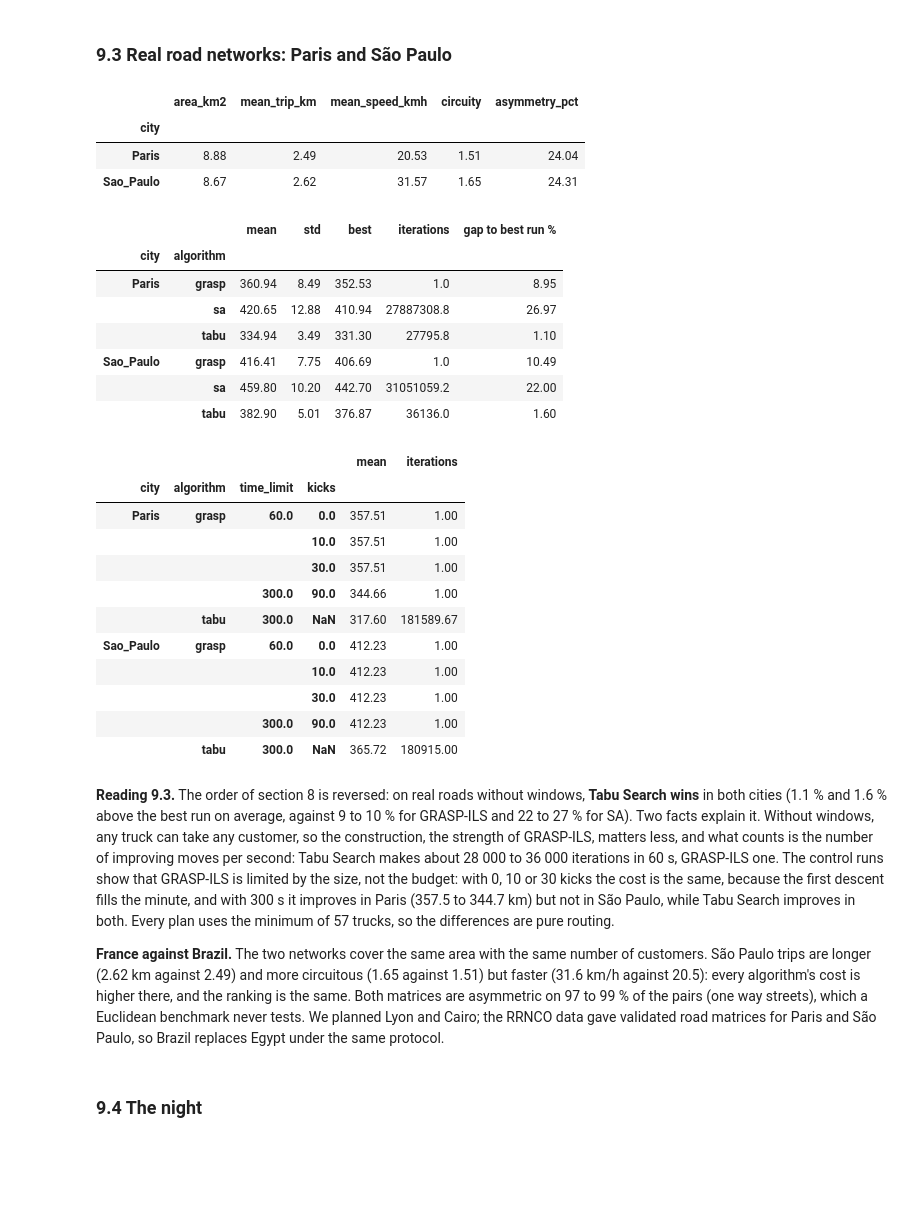
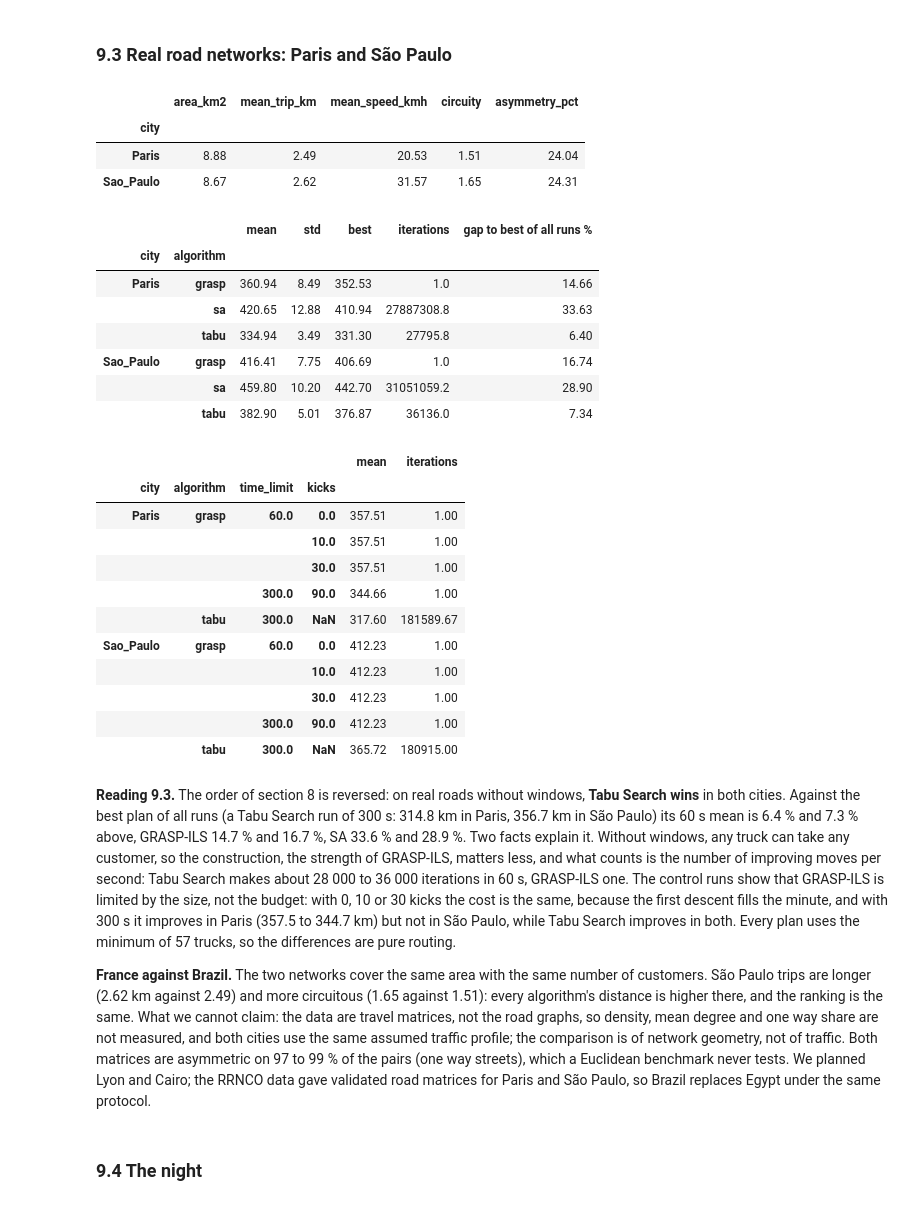
Before and after one commit to zzaved/cesi-cvrp-metaheuristics, a Jupyter notebook: notebooks/02_final_deliverable.ipynb, the cells around one changed output. Drawn from its saved outputs; the diff is of its cells as text; code cells hidden in the pictures; blank space fills up the shorter version.

Commit message:
docs(notebook): review corrections (night is the traffic factor, gaps to the best of all runs, sweep, retuning, budget overrun)

```diff
--- a/notebooks/02_final_deliverable.ipynb
+++ b/notebooks/02_final_deliverable.ipynb
@@ -845,29 +876,31 @@ statistics.
 # %%
 metrics = pd.read_csv(RES / "city_metrics.csv").set_index("city")
 display(metrics[["area_km2", "mean_trip_km", "mean_speed_kmh", "circuity", "asymmetry_pct"]].round(2))
 city = pd.read_csv(RES / "city_benchmark.csv")
 assert (city.feasible & city.cost_matches).all()
 dist = city[city.objective == "distance"]
 tab = dist.groupby(["city", "algorithm"]).agg(mean=("cost", "mean"), std=("cost", "std"),
                                             best=("cost", "min"), iterations=("iterations", "mean"))
-tab["gap to best run %"] = 100 * (tab["mean"] / tab.groupby("city")["best"].transform("min") - 1)
+control = pd.read_csv(RES / "city_control.csv")
+best_all = pd.concat([dist, control]).groupby("city").cost.min()  # 60 s and 300 s runs
+tab["gap to best of all runs %"] = 100 * (tab["mean"] / best_all.reindex(
+    tab.index.get_level_values("city")).to_numpy() - 1)
 display(tab.round(2))
-control = pd.read_csv(RES / "city_control.csv")
 display(control.groupby(["city", "algorithm", "time_limit", "kicks"], dropna=False)
         .agg(mean=("cost", "mean"), iterations=("iterations", "mean")).round(2))
 # %% [output]
 |  | area_km2 | mean_trip_km | mean_speed_kmh | circuity | asymmetry_pct |
 | city |  |  |  |  |  |
 | Paris | 8.88 | 2.49 | 20.53 | 1.51 | 24.04 |
 | Sao_Paulo | 8.67 | 2.62 | 31.57 | 1.65 | 24.31 |
-|  |  | mean | std | best | iterations | gap to best run % |
+|  |  | mean | std | best | iterations | gap to best of all runs % |
 | city | algorithm |  |  |  |  |  |
-| Paris | grasp | 360.94 | 8.49 | 352.53 | 1.0 | 8.95 |
-|  | sa | 420.65 | 12.88 | 410.94 | 27887308.8 | 26.97 |
-|  | tabu | 334.94 | 3.49 | 331.30 | 27795.8 | 1.10 |
-| Sao_Paulo | grasp | 416.41 | 7.75 | 406.69 | 1.0 | 10.49 |
-|  | sa | 459.80 | 10.20 | 442.70 | 31051059.2 | 22.00 |
-|  | tabu | 382.90 | 5.01 | 376.87 | 36136.0 | 1.60 |
+| Paris | grasp | 360.94 | 8.49 | 352.53 | 1.0 | 14.66 |
+|  | sa | 420.65 | 12.88 | 410.94 | 27887308.8 | 33.63 |
+|  | tabu | 334.94 | 3.49 | 331.30 | 27795.8 | 6.40 |
+| Sao_Paulo | grasp | 416.41 | 7.75 | 406.69 | 1.0 | 16.74 |
+|  | sa | 459.80 | 10.20 | 442.70 | 31051059.2 | 28.90 |
+|  | tabu | 382.90 | 5.01 | 376.87 | 36136.0 | 7.34 |
 |  |  |  |  | mean | iterations |
 | city | algorithm | time_limit | kicks |  |  |
 | Paris | grasp | 60.0 | 0.0 | 357.51 | 1.00 |
@@ -882,8 +915,9 @@ display(control.groupby(["city", "algorithm", "time_limit", "kicks"], dropna=Fal
 |  | tabu | 300.0 | NaN | 365.72 | 180915.00 |
 # %% [markdown]
 **Reading 9.3.** The order of section 8 is reversed: on real roads without windows, **Tabu Search
-wins** in both cities (1.1 % and 1.6 % above the best run on average, against 9 to 10 % for
-GRASP-ILS and 22 to 27 % for SA). Two facts explain it. Without windows, any truck can take any
+wins** in both cities. Against the best plan of all runs (a Tabu Search run of 300 s: 314.8 km in
+Paris, 356.7 km in São Paulo) its 60 s mean is 6.4 % and 7.3 % above, GRASP-ILS 14.7 % and 16.7 %,
+SA 33.6 % and 28.9 %. Two facts explain it. Without windows, any truck can take any
 customer, so the construction, the strength of GRASP-ILS, matters less, and what counts is the
 number of improving moves per second: Tabu Search makes about 28 000 to 36 000 iterations in 60 s,
 GRASP-ILS one. The control runs show that GRASP-ILS is limited by the size, not the budget: with 0,
@@ -892,9 +926,11 @@ improves in Paris (357.5 to 344.7 km) but not in São Paulo, while Tabu Search i
 Every plan uses the minimum of 57 trucks, so the differences are pure routing.
 
 **France against Brazil.** The two networks cover the same area with the same number of customers.
-São Paulo trips are longer (2.62 km against 2.49) and more circuitous (1.65 against 1.51) but
-faster (31.6 km/h against 20.5): every algorithm's cost is higher there, and the ranking is the
-same. Both matrices are asymmetric on 97 to 99 % of the pairs (one way streets), which a Euclidean
+São Paulo trips are longer (2.62 km against 2.49) and more circuitous (1.65 against 1.51): every
+algorithm's distance is higher there, and the ranking is the same. What we cannot claim: the data
+are travel matrices, not the road graphs, so density, mean degree and one way share are not
+measured, and both cities use the same assumed traffic profile; the comparison is of network
+geometry, not of traffic. Both matrices are asymmetric on 97 to 99 % of the pairs (one way streets), which a Euclidean
 benchmark never tests.
 We planned Lyon and Cairo; the RRNCO data gave validated road matrices for Paris and São Paulo, so
 Brazil replaces Egypt under the same protocol.
```
Also changed, not shown: parts of 7 cells of this notebook.
